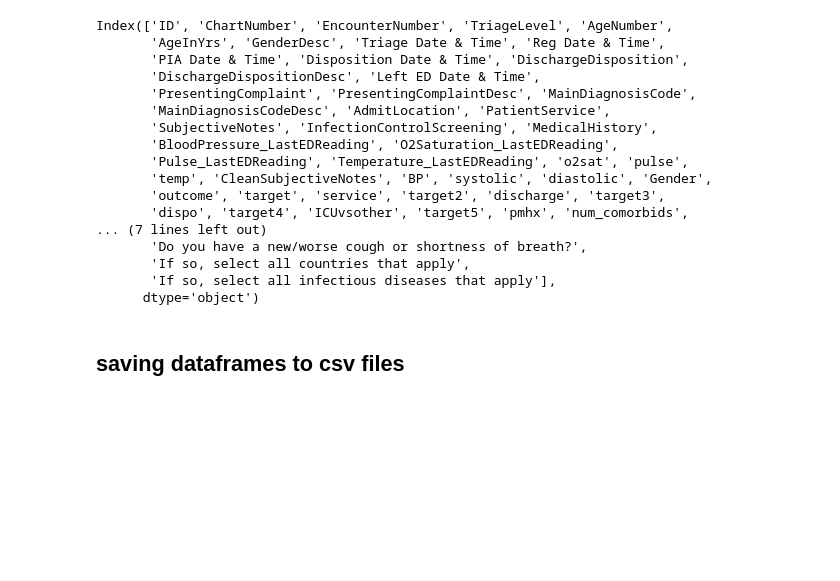
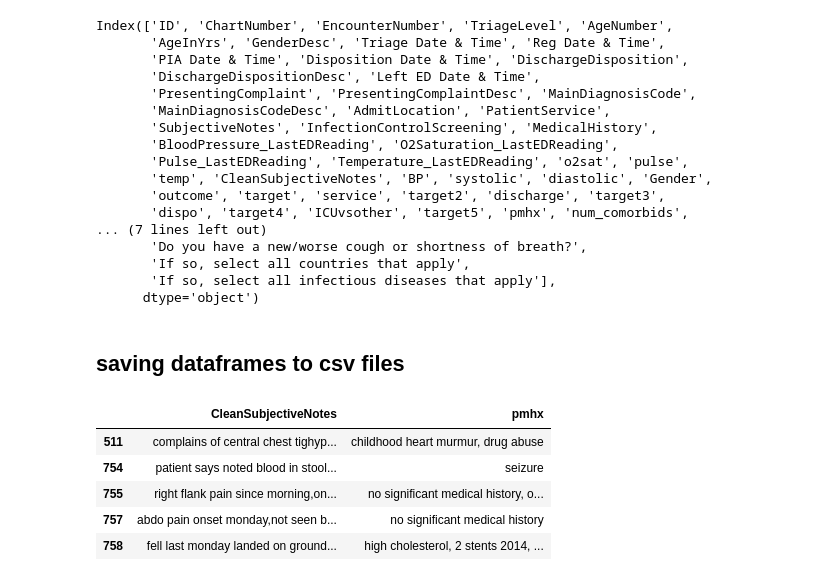
Before and after one commit to Jaskolk/ed-triage, a Jupyter notebook: data_preprocessing-EGH.ipynb, the cells around one changed output. Saved outputs shown, nothing was run; the diff lists cells and outputs as text; code cells hidden in the pictures; blank space fills up the shorter version.

```diff
--- a/data_preprocessing-EGH.ipynb
+++ b/data_preprocessing-EGH.ipynb
@@ -182,7 +182,7 @@ def fixencode(s):
     s = re.sub(r'\bcp.','chest pain ',s)
     s = re.sub(r'\bfd.','family doctor ',s)
     s = s.replace('abx', 'antibiotics')
-    s = s.replace('htn', 'hypertension')
+    s = s.replace(' htn ', ' hypertension ')
     s = re.sub(r'\btyl\b', 'tylenol', s)
     s = re.sub(r'\bprn\b', 'as needed ',s)
     s = re.sub(r'\bvag\b', 'vaginal ',s)
@@ -192,13 +192,16 @@ def fixencode(s):
     s = re.sub(r'\bluq\b', 'left upper quadrant',s)
     s = re.sub(r'\bruq\b', 'right upper quadrant  ',s)
     s = re.sub(r'\buti\b', 'urinary tract infection ',s)
-    s = re.sub(r'\brd', 'right digit number',s)
-    s = re.sub(r'\bld', 'left digit number',s)
+    s = re.sub(r'\brd', 'right digit number ',s)
+    s = re.sub(r'\bld', 'left digit number ',s)
     s = re.sub(r'\br\b', 'right ',s)
     s = re.sub(r'\bl\b', 'left ',s)
     s = re.sub(r'\bed\b', 'emergency department ',s)
     s = re.sub(r'\ber\b', 'emergency room ',s)
     s = re.sub(r'\bbm\b', 'bowel movement ',s)
+    s = s.replace(' dx ', ' diagnosis')
+    s = s.replace(' sts ', ' states')
+    s = re.sub(r'#\s', 'fracture ', s)
 
     #remove extra white spaces
     s = re.sub(r'\s+', ' ', s)
@@ -209,7 +212,7 @@ def fixencode(s):
 clin['CleanSubjectiveNotes'] = clin.SubjectiveNotes.map(fixencode)
 # %%
 #just using this field to look at some examples of how the text cleaning is going
-for item in clin['CleanSubjectiveNotes'].iloc[30000:30010]:
+for item in clin['CleanSubjectiveNotes'].iloc[10000:10010]:
     print (item)
     print ()
 # %% [output]
@@ -1097,3 +1100,12 @@ date_df.to_csv(data_path + '/data_data.csv')
 subj_df.to_csv(data_path + '/subj_data.csv')
 
 medhx_df.to_csv(data_path + '/med_hx.csv')
+# %%
+subj_df.head()
+# %% [output]
+|  | CleanSubjectiveNotes | pmhx |
+| 511 | complains of central chest tighyp... | childhood heart murmur, drug abuse |
+| 754 | patient says noted blood in stool... | seizure |
+| 755 | right flank pain since morning,on... | no significant medical history, o... |
+| 757 | abdo pain onset monday,not seen b... | no significant medical history |
+| 758 | fell last monday landed on ground... | high cholesterol, 2 stents 2014, ... |
```
Also changed, not shown: parts of 3 cells of this notebook, 1 other file.
